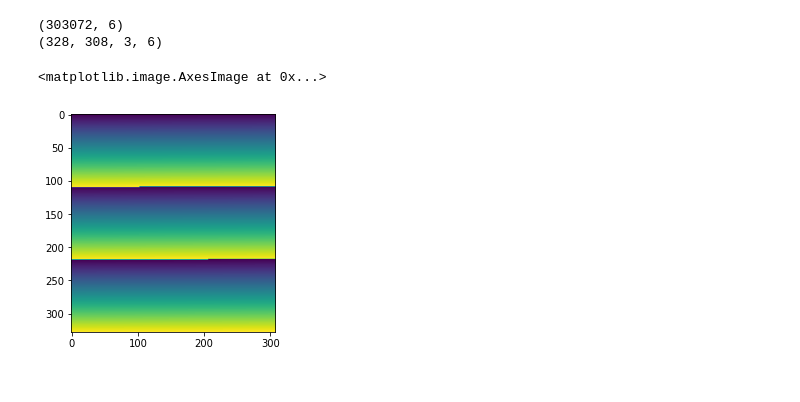
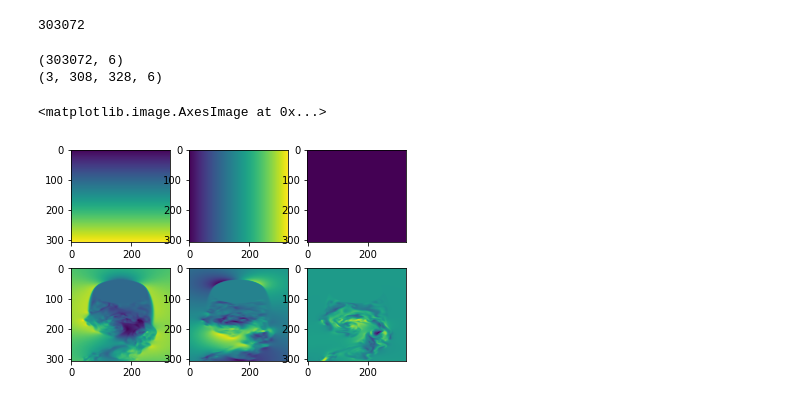
Before and after one commit to Chutlhu/TurboSuperResultion, a Jupyter notebook: notebooks/[Dataset] Re3900.ipynb, the cells around one changed output. Drawn from its saved outputs; the diff is of its cells as text; code cells hidden in the pictures.

```diff
--- a/notebooks/[Dataset] Re3900.ipynb
+++ b/notebooks/[Dataset] Re3900.ipynb
@@ -5,7 +6,7 @@ import matplotlib.pyplot as plt
 # %%
 path_to_data = '../../../Datasets/2021-Re3900/2D_DNS_3900/'
 files = list(glob.glob(path_to_data + "*.txt"))
-files = sorted(files)
+files = natsorted(files)
 for f in files:
     print(f)
 # %% [output]
@@ -29,4 +30,3 @@ for f in files:
 # %%
-file = files[200]
+file = files[0]
 data = np.loadtxt(file)
-print(data.shape)
@@ -67,14 +33,34 @@ plt.plot(data[:,0])
-# %%
-Z = 3
-Y = 308
-X = 328
-
-print(data.shape)
-coords = data.reshape(328,308,3,6)
-print(coords.shape)
-plt.imshow(coords[:,:,0,0])
-# %% [output]
-(303072, 6)
-(328, 308, 3, 6)
-<matplotlib.image.AxesImage at 0x...>
-[figure, removed]
+# %%
+n_vars = 6
+nx = 308
+ny = 328
+nz = 3
+
+print(nx*ny*nz)
+# %% [output]
+303072
+# %%
+data = np.loadtxt(file)
+print(data.shape)
+data = data.reshape(nz, nx, ny, n_vars)
+print(data.shape)
+data = data.transpose(1,2,0,3)
+# %% [output]
+(303072, 6)
+(3, 308, 328, 6)
+# %%
+plt.subplot(231)
+plt.imshow(data[:, :, 1, 0])
+plt.subplot(232)
+plt.imshow(data[:, :, 1, 1])
+plt.subplot(233)
+plt.imshow(data[:, :, 1, 2])
+plt.subplot(234)
+plt.imshow(data[:, :, 1, 3])
+plt.subplot(235)
+plt.imshow(data[:, :, 1, 4])
+plt.subplot(236)
+plt.imshow(data[:, :, 1, 5])
+# %% [output]
+<matplotlib.image.AxesImage at 0x...>
+[figure, added]
```
Also changed, not shown: parts of 9 cells of this notebook, 6 other files.
